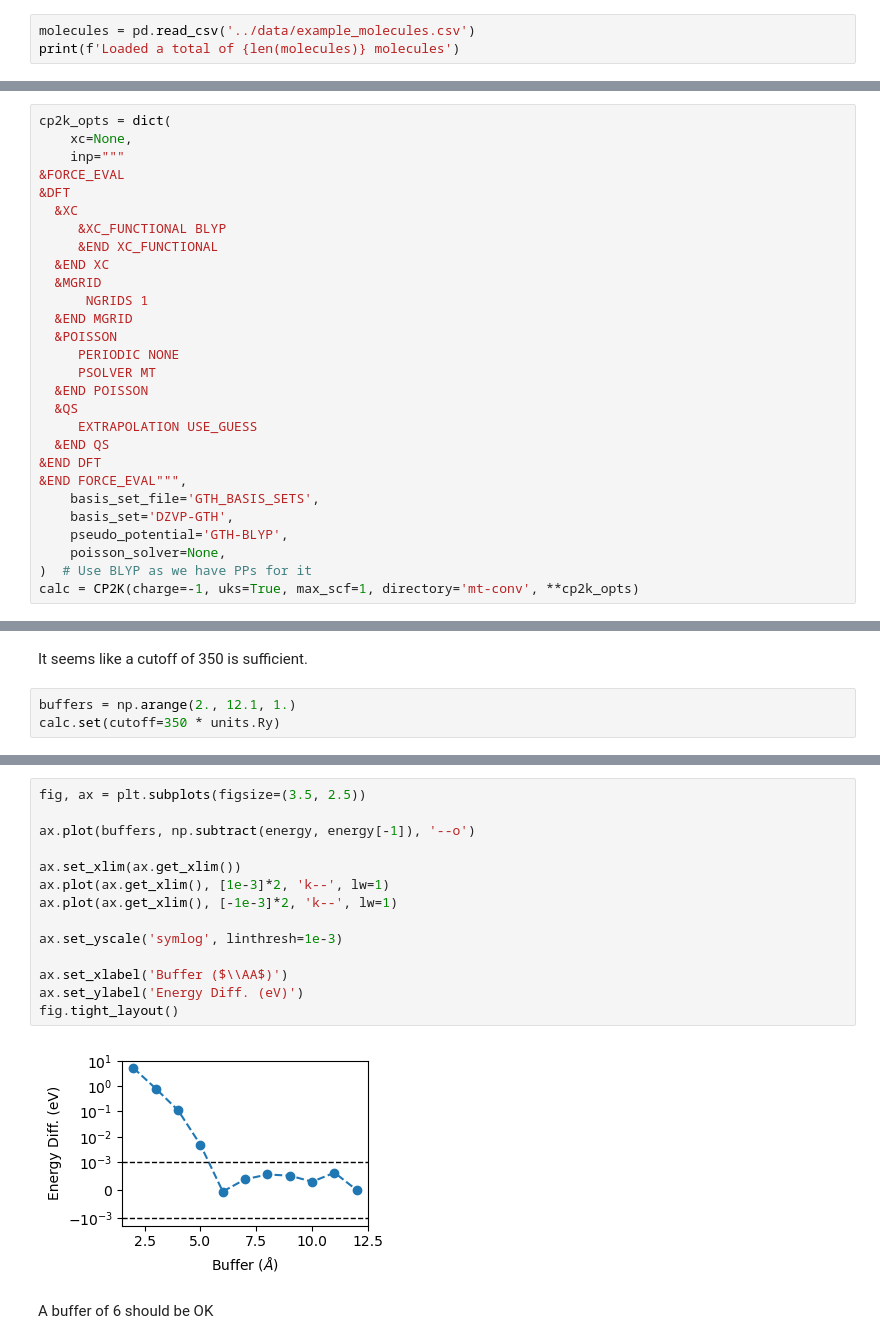
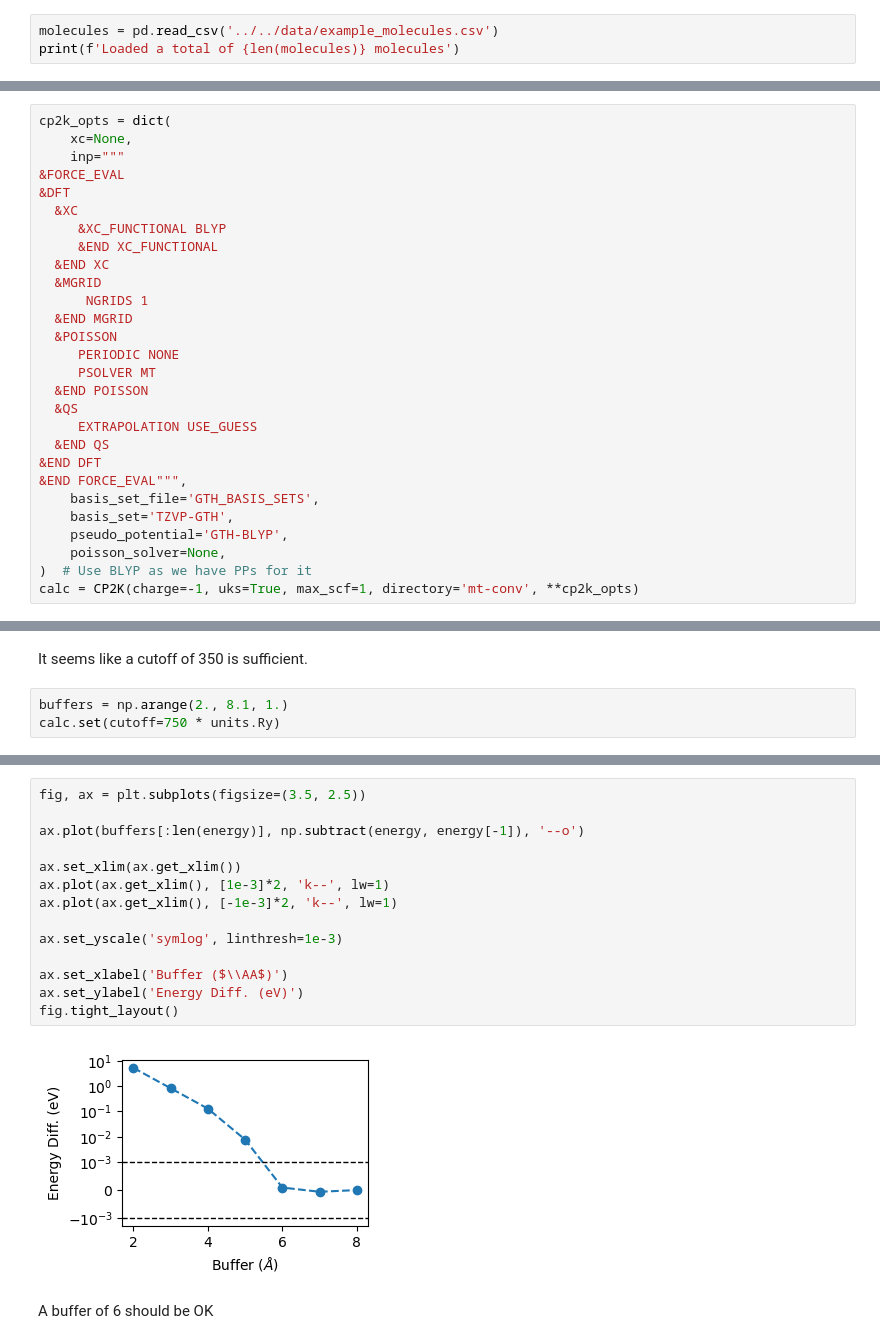
Before and after one commit to exalearn/quantum-chemistry-on-polaris, a Jupyter notebook: cp2k/mt/converge-parameters-mt.ipynb, the cells around one changed output, grey strips where cells are left out. Drawn from its saved outputs; the diff is of its cells as text.

```diff
--- a/cp2k/mt/converge-parameters-mt.ipynb
+++ b/cp2k/mt/converge-parameters-mt.ipynb
@@ -19,7 +19,7 @@ from ase import units
 ## Get Example Molecules
 We'll test on something with our atom that has the most valence electrons, S.
 # %%
-molecules = pd.read_csv('../data/example_molecules.csv')
+molecules = pd.read_csv('../../data/example_molecules.csv')
 print(f'Loaded a total of {len(molecules)} molecules')
 # %% [output]
 Loaded a total of 12 molecules
@@ -70,7 +70,7 @@ cp2k_opts = dict(
 &END DFT
 &END FORCE_EVAL""",
     basis_set_file='GTH_BASIS_SETS',
-    basis_set='DZVP-GTH',
+    basis_set='TZVP-GTH',
     pseudo_potential='GTH-BLYP',
     poisson_solver=None,
 )  # Use BLYP as we have PPs for it
@@ -119,8 +119,8 @@ fig.tight_layout()
 # %% [markdown]
 It seems like a cutoff of 350 is sufficient.
 # %%
-buffers = np.arange(2., 12.1, 1.)
-calc.set(cutoff=350 * units.Ry)
+buffers = np.arange(2., 8.1, 1.)
+calc.set(cutoff=750 * units.Ry)
 # %%
 forces = []
 energy = []
@@ -131,18 +133,18 @@ for b in tqdm(buffers):
 # %%
 fig, ax = plt.subplots(figsize=(3.5, 2.5))
 
-ax.plot(buffers, np.subtract(energy, energy[-1]), '--o')
+ax.plot(buffers[:len(energy)], np.subtract(energy, energy[-1]), '--o')
 
 ax.set_xlim(ax.get_xlim())
 ax.plot(ax.get_xlim(), [1e-3]*2, 'k--', lw=1)
 ax.plot(ax.get_xlim(), [-1e-3]*2, 'k--', lw=1)
 
 ax.set_yscale('symlog', linthresh=1e-3)
 
 ax.set_xlabel('Buffer ($\\AA$)')
 ax.set_ylabel('Energy Diff. (eV)')
 fig.tight_layout()
 # %% [output]
-[figure, old version]
+[figure, new version]
 # %% [markdown]
 A buffer of 6 should be OK
```
Also changed, not shown: parts of 4 cells of this notebook, 2 other files.
